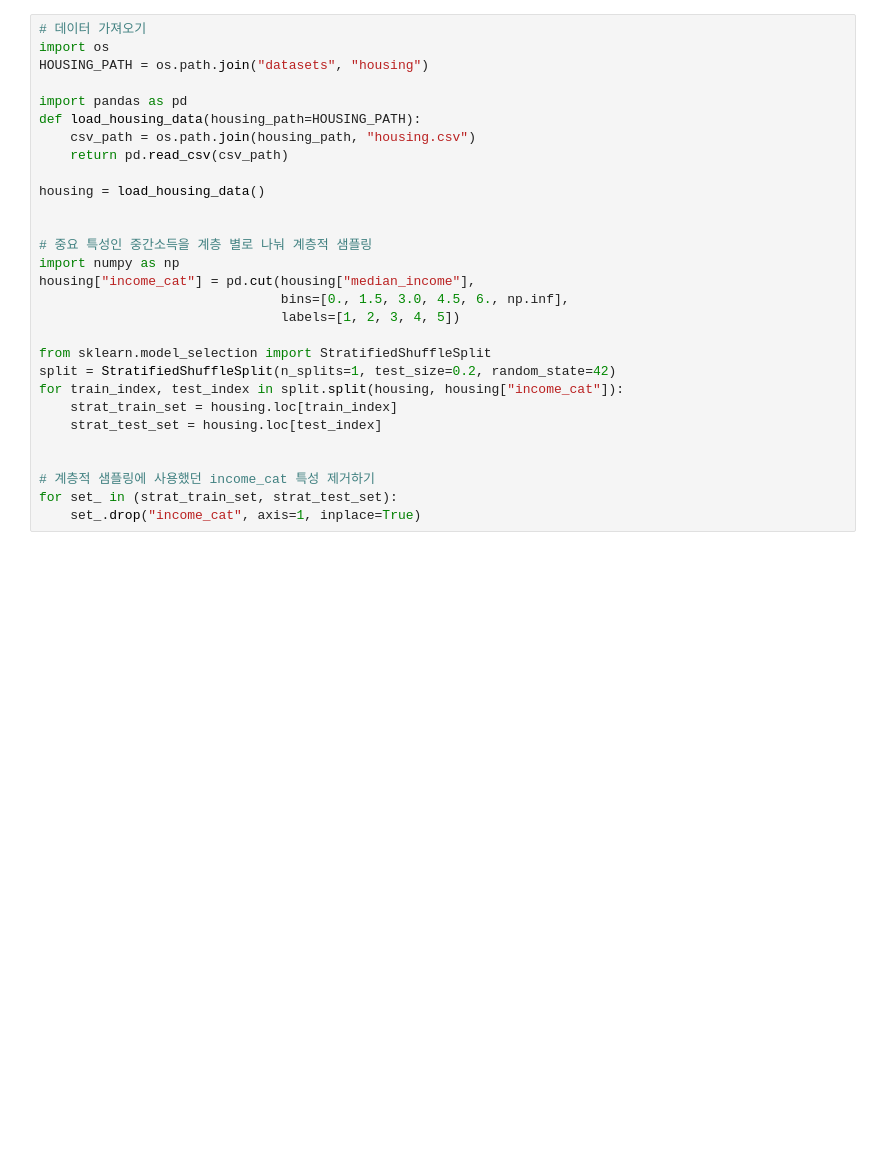
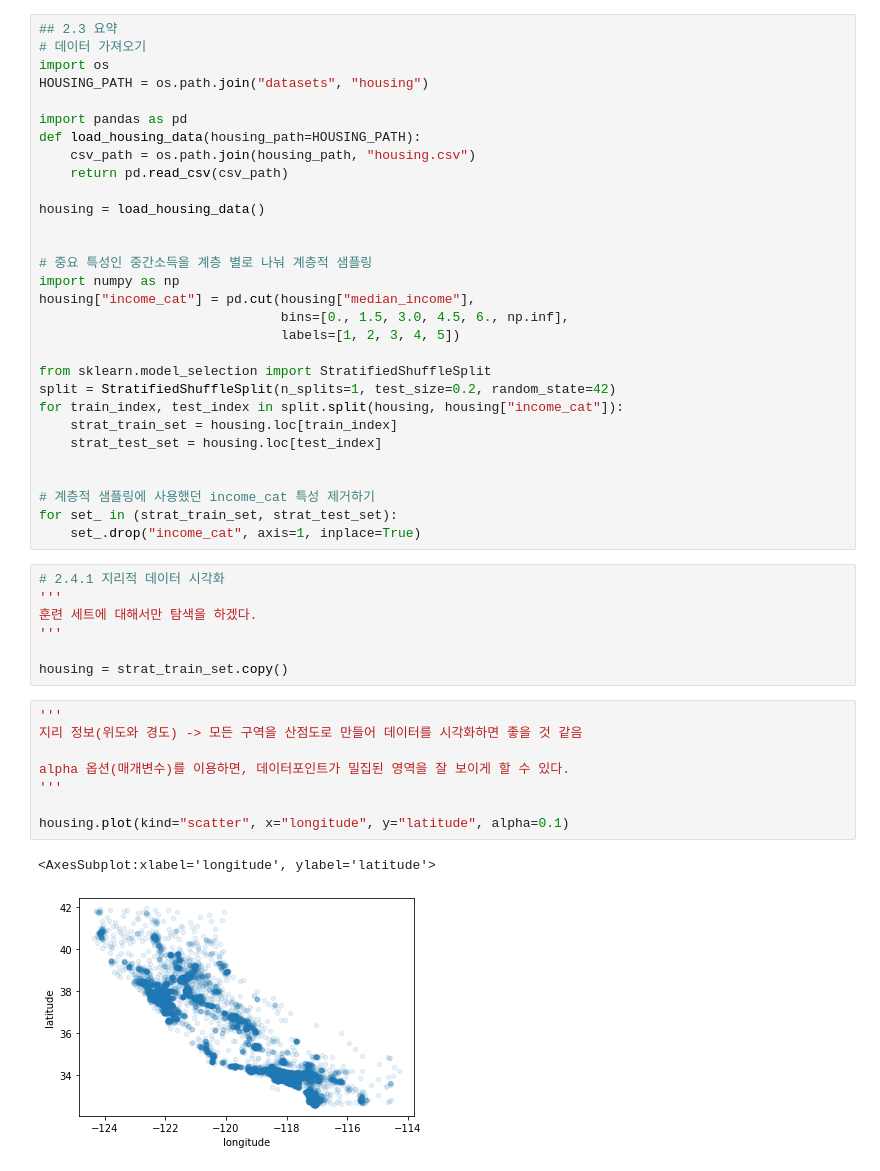
Before and after one commit to rjsgk789/Sergeant, a Jupyter notebook: Hands-on Machine Learning/2.4 데이터 이해를 위한 탐색과 시각화.ipynb, the cells around one changed output. Cells and saved outputs as stored; diff of their text form; blank space fills up the shorter version.

```diff
--- a/Hands-on Machine Learning/2.4 데이터 이해를 위한 탐색과 시각화.ipynb
+++ b/Hands-on Machine Learning/2.4 데이터 이해를 위한 탐색과 시각화.ipynb
@@ -1,4 +1,5 @@
 # %%
+## 2.3 요약
 # 데이터 가져오기
 import os
 HOUSING_PATH = os.path.join("datasets", "housing")
@@ -27,3 +28,21 @@ for train_index, test_index in split.split(housing, housing["income_cat"]):
 # 계층적 샘플링에 사용했던 income_cat 특성 제거하기
 for set_ in (strat_train_set, strat_test_set):
     set_.drop("income_cat", axis=1, inplace=True)
+# %%
+# 2.4.1 지리적 데이터 시각화
+'''
+훈련 세트에 대해서만 탐색을 하겠다.
+'''
+
+housing = strat_train_set.copy()
+# %%
+'''
+지리 정보(위도와 경도) -> 모든 구역을 산점도로 만들어 데이터를 시각화하면 좋을 것 같음
+
+alpha 옵션(매개변수)를 이용하면, 데이터포인트가 밀집된 영역을 잘 보이게 할 수 있다.
+'''
+
+housing.plot(kind="scatter", x="longitude", y="latitude", alpha=0.1)
+# %% [output]
+<AxesSubplot:xlabel='longitude', ylabel='latitude'>
+[figure, added]
```
Also changed, not shown: parts of 1 cell of this notebook.
